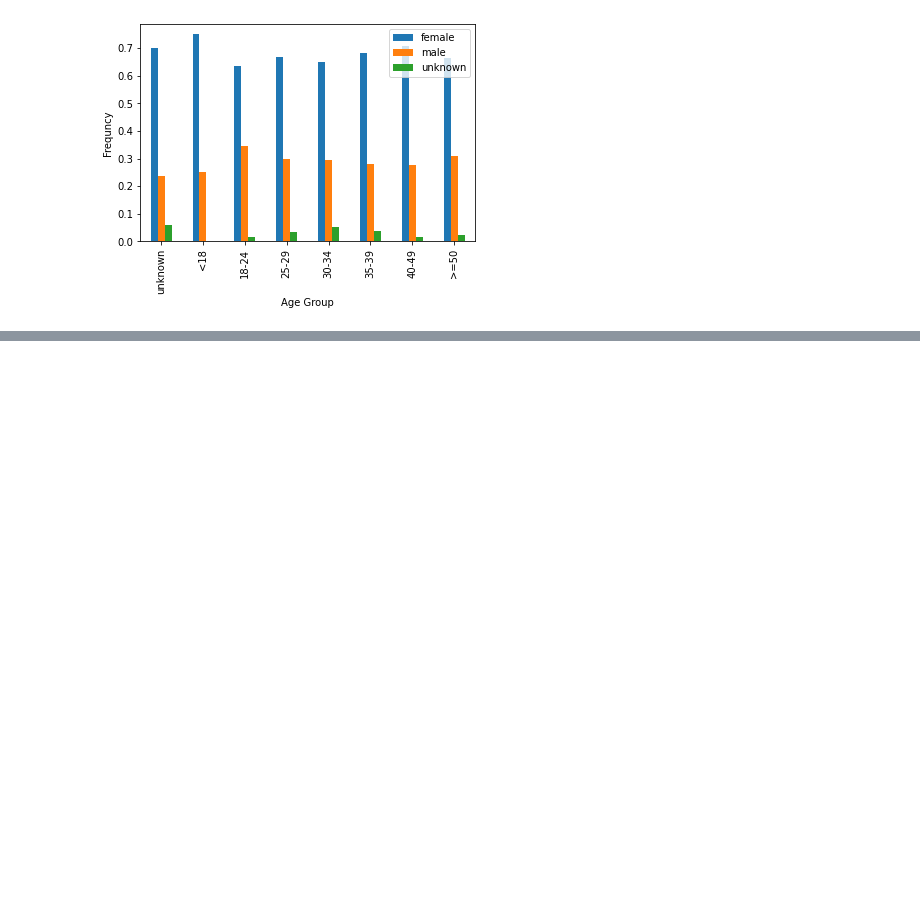
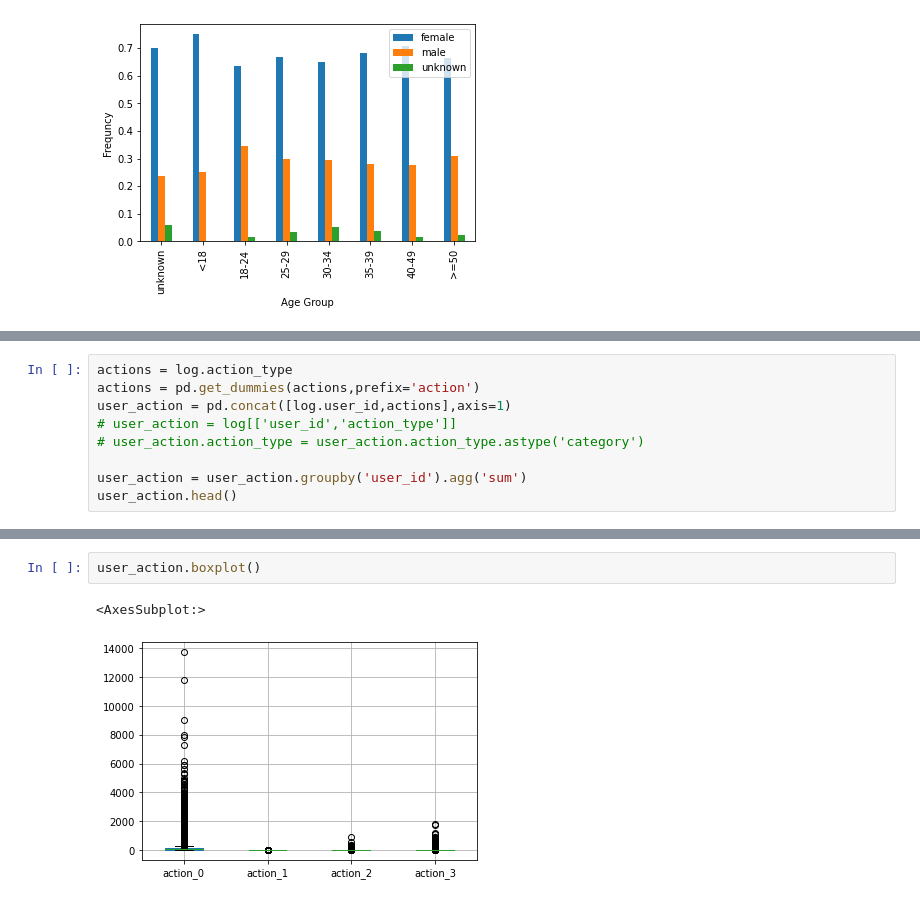
Before and after one commit to Augustine-C/Data_mining_project, a Jupyter notebook: final_project.ipynb, the cells around one changed output, grey strips where cells are left out. Drawn from its saved outputs; the diff is of its cells as text; blank space fills up the shorter version.

```diff
--- a/fianl_project.ipynb
+++ b/final_project.ipynb
@@ -140,0 +263,9 @@ plt.legend(['female', 'male', 'unknown'])
+# %%
+actions = log.action_type
+actions = pd.get_dummies(actions,prefix='action')
+user_action = pd.concat([log.user_id,actions],axis=1)
+# user_action = log[['user_id','action_type']]
+# user_action.action_type = user_action.action_type.astype('category')
+
+user_action = user_action.groupby('user_id').agg('sum')
+user_action.head()
@@ -140,0 +280,5 @@ plt.legend(['female', 'male', 'unknown'])
+# %%
+user_action.boxplot()
+# %% [output]
+<AxesSubplot:>
+[figure, added]
```
Also changed, not shown: parts of 16 cells of this notebook, 1 other file.
